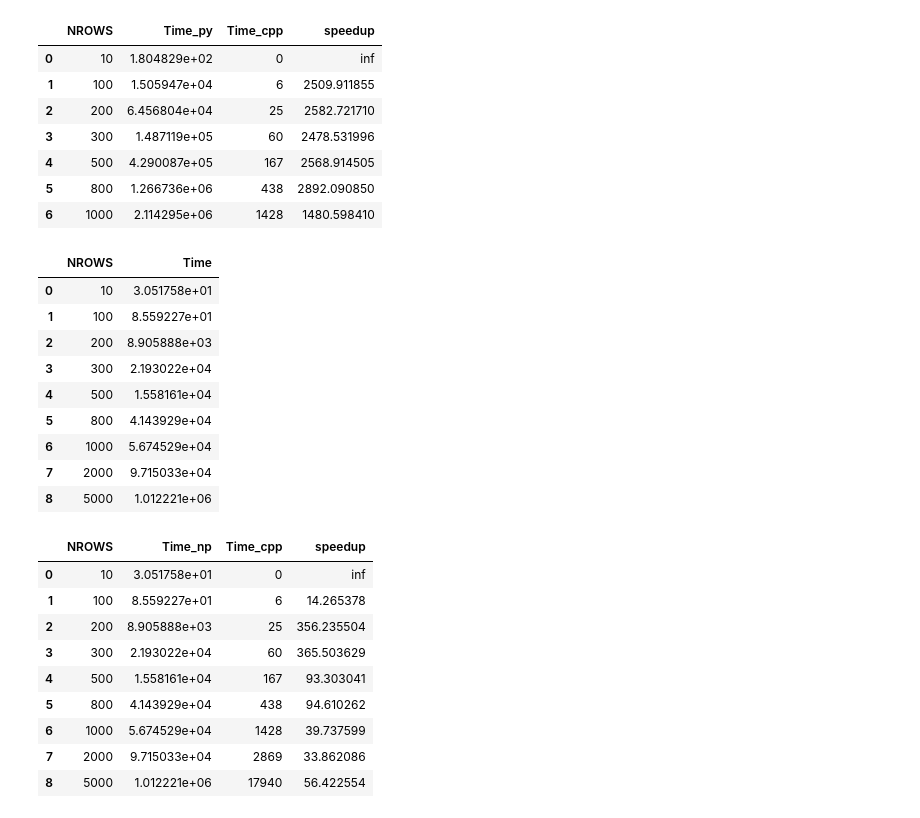
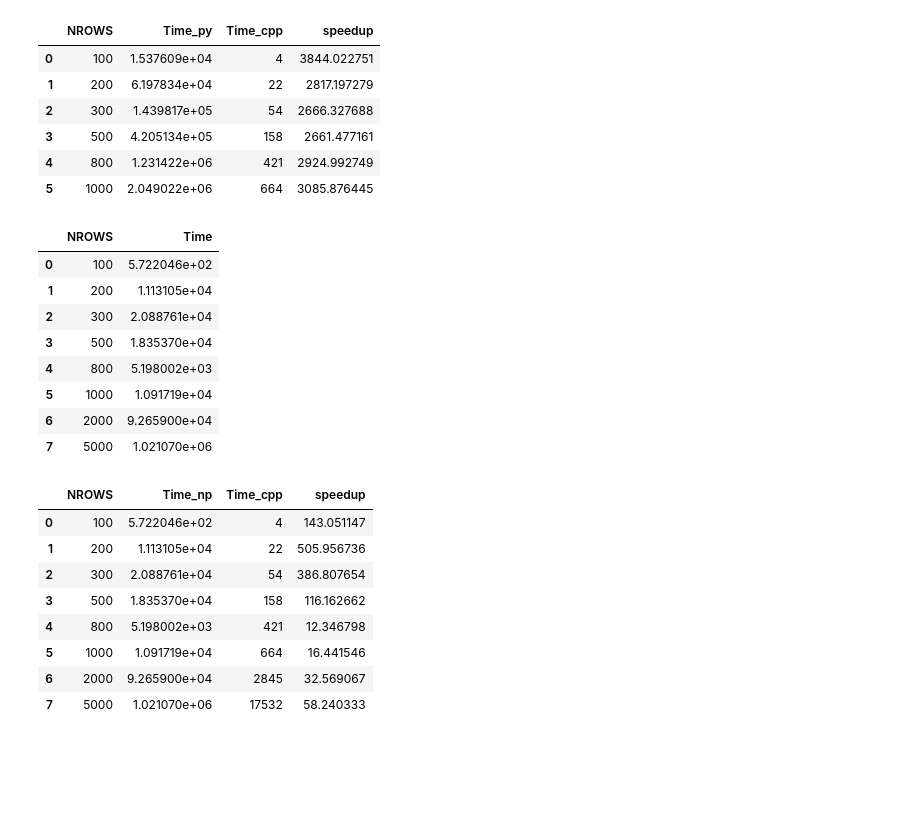
Before and after one commit to michaelsouza/CC0325, a Jupyter notebook: codes/matvec/matvec.ipynb, the cells around one changed output. Drawn from its saved outputs; the diff is of its cells as text; code cells hidden in the pictures; blank space fills up the shorter version.

```diff
--- a/codes/matvec/matvec.ipynb
+++ b/codes/matvec/matvec.ipynb
@@ -1,9 +1,7 @@
 # %%
+import numpy as np
 import pandas as pd
-import numpy as np
 from time import time
-import seaborn as sns
-import matplotlib.pyplot as plt
 
 def matvec(matrix, vector):
     result = np.zeros(vector.shape)
@@ -23,7 +21,7 @@ def profile_matvec(NROWS):
         times.append((end - start) * 1e6)  # Convert to microseconds
     return times
 
-NROWS = [10, 100, 200, 300, 500, 800, 1000]
+NROWS = [100, 200, 300, 500, 800, 1000]
 times = profile_matvec(NROWS)
 
 df_py = pd.DataFrame({'NROWS': NROWS, 'Time': times})
@@ -105,52 +100,49 @@ df_merged['speedup'] = df_merged['Time_py'] / df_merged['Time_cpp']
 df_merged
 # %% [output]
 |  | NROWS | Time_py | Time_cpp | speedup |
-| 0 | 10 | 1.804829e+02 | 0 | inf |
-| 1 | 100 | 1.505947e+04 | 6 | 2509.911855 |
-| 2 | 200 | 6.456804e+04 | 25 | 2582.721710 |
-| 3 | 300 | 1.487119e+05 | 60 | 2478.531996 |
-| 4 | 500 | 4.290087e+05 | 167 | 2568.914505 |
-| 5 | 800 | 1.266736e+06 | 438 | 2892.090850 |
-| 6 | 1000 | 2.114295e+06 | 1428 | 1480.598410 |
+| 0 | 100 | 1.537609e+04 | 4 | 3844.022751 |
+| 1 | 200 | 6.197834e+04 | 22 | 2817.197279 |
+| 2 | 300 | 1.439817e+05 | 54 | 2666.327688 |
+| 3 | 500 | 4.205134e+05 | 158 | 2661.477161 |
+| 4 | 800 | 1.231422e+06 | 421 | 2924.992749 |
+| 5 | 1000 | 2.049022e+06 | 664 | 3085.876445 |
 # %%
 def matvec_numpy(NROWS):
     times = []
     for nrows in NROWS:
         vector = np.random.rand(nrows, nrows)
         matrix = np.random.rand(nrows, nrows)
         start = time()
         y = matrix @ vector
         end = time()
         times.append((end - start) * 1e6)  # Convert to microseconds
     return times
 
-NROWS = [10, 100, 200, 300, 500, 800, 1000, 2000, 5000]
+NROWS = [100, 200, 300, 500, 800, 1000, 2000, 5000]
 times = matvec_numpy(NROWS)
 df_np = pd.DataFrame({'NROWS': NROWS, 'Time': times})
 df_np
 # %% [output]
 |  | NROWS | Time |
-| 0 | 10 | 3.051758e+01 |
-| 1 | 100 | 8.559227e+01 |
-| 2 | 200 | 8.905888e+03 |
-| 3 | 300 | 2.193022e+04 |
-| 4 | 500 | 1.558161e+04 |
-| 5 | 800 | 4.143929e+04 |
-| 6 | 1000 | 5.674529e+04 |
-| 7 | 2000 | 9.715033e+04 |
-| 8 | 5000 | 1.012221e+06 |
+| 0 | 100 | 5.722046e+02 |
+| 1 | 200 | 1.113105e+04 |
+| 2 | 300 | 2.088761e+04 |
+| 3 | 500 | 1.835370e+04 |
+| 4 | 800 | 5.198002e+03 |
+| 5 | 1000 | 1.091719e+04 |
+| 6 | 2000 | 9.265900e+04 |
+| 7 | 5000 | 1.021070e+06 |
 # %%
 df_merged_np = pd.merge(df_np, df_cpp, on='NROWS', suffixes=['_np', '_cpp'])
 df_merged_np['speedup'] = df_merged_np['Time_np'] / df_merged_np['Time_cpp']
 df_merged_np
 # %% [output]
 |  | NROWS | Time_np | Time_cpp | speedup |
-| 0 | 10 | 3.051758e+01 | 0 | inf |
-| 1 | 100 | 8.559227e+01 | 6 | 14.265378 |
-| 2 | 200 | 8.905888e+03 | 25 | 356.235504 |
-| 3 | 300 | 2.193022e+04 | 60 | 365.503629 |
-| 4 | 500 | 1.558161e+04 | 167 | 93.303041 |
-| 5 | 800 | 4.143929e+04 | 438 | 94.610262 |
-| 6 | 1000 | 5.674529e+04 | 1428 | 39.737599 |
-| 7 | 2000 | 9.715033e+04 | 2869 | 33.862086 |
-| 8 | 5000 | 1.012221e+06 | 17940 | 56.422554 |
+| 0 | 100 | 5.722046e+02 | 4 | 143.051147 |
+| 1 | 200 | 1.113105e+04 | 22 | 505.956736 |
+| 2 | 300 | 2.088761e+04 | 54 | 386.807654 |
+| 3 | 500 | 1.835370e+04 | 158 | 116.162662 |
+| 4 | 800 | 5.198002e+03 | 421 | 12.346798 |
+| 5 | 1000 | 1.091719e+04 | 664 | 16.441546 |
+| 6 | 2000 | 9.265900e+04 | 2845 | 32.569067 |
+| 7 | 5000 | 1.021070e+06 | 17532 | 58.240333 |
```
Also changed, not shown: parts of 4 cells of this notebook.
